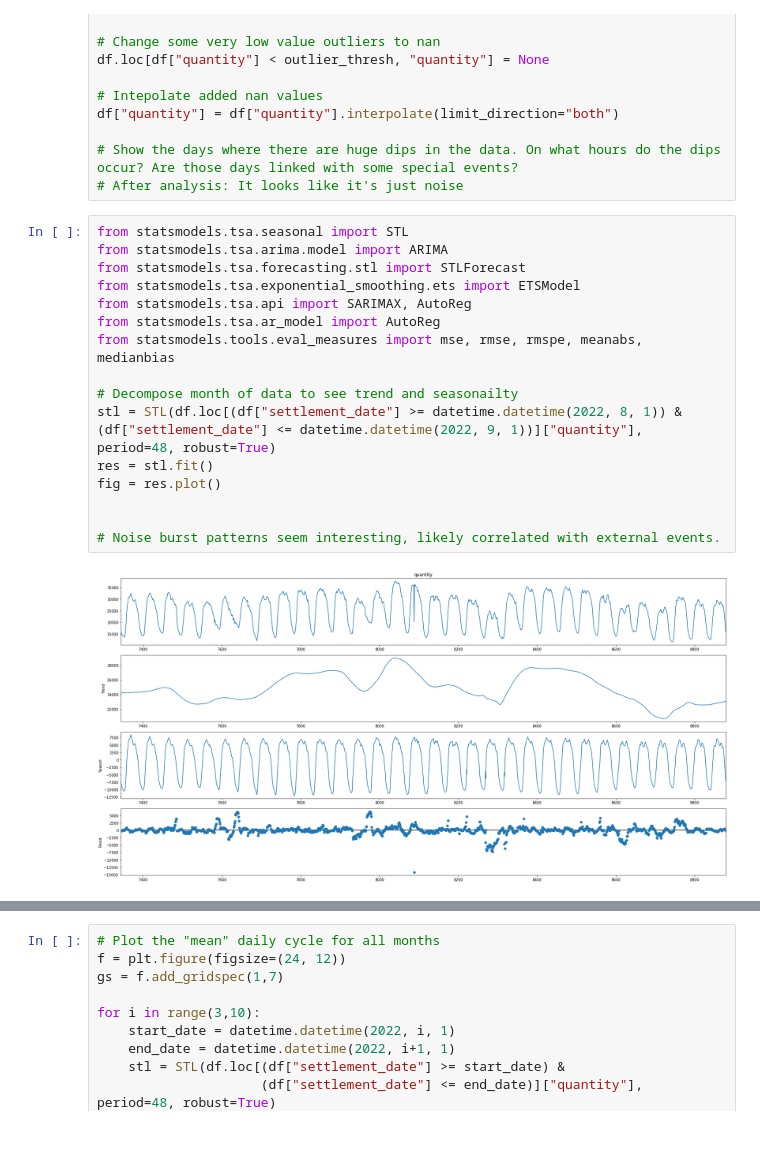
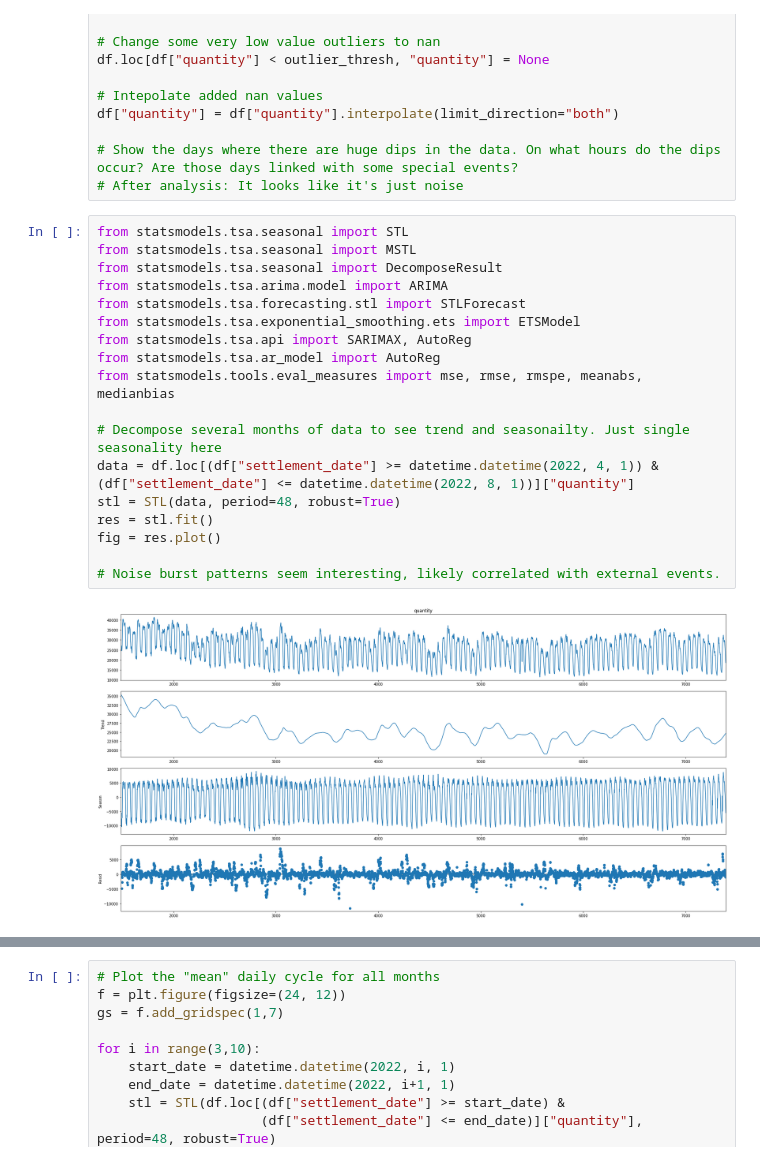
Before and after one commit to silverjoda/ml_ops, a Jupyter notebook: coding_challenges/load_fc/load_fc.ipynb, the cells around one changed output, grey strips where cells are left out. Cells and saved outputs as stored; diff of their text form.

```diff
--- a/coding_challenges/load_fc/load_fc.ipynb
+++ b/coding_challenges/load_fc/load_fc.ipynb
@@ -167,19 +186,21 @@ df["quantity"] = df["quantity"].interpolate(limit_direction="both")
 # After analysis: It looks like it's just noise
 # %%
 from statsmodels.tsa.seasonal import STL
+from statsmodels.tsa.seasonal import MSTL
+from statsmodels.tsa.seasonal import DecomposeResult
 from statsmodels.tsa.arima.model import ARIMA
 from statsmodels.tsa.forecasting.stl import STLForecast
 from statsmodels.tsa.exponential_smoothing.ets import ETSModel
 from statsmodels.tsa.api import SARIMAX, AutoReg
 from statsmodels.tsa.ar_model import AutoReg
 from statsmodels.tools.eval_measures import mse, rmse, rmspe, meanabs, medianbias
 
-# Decompose month of data to see trend and seasonailty
-stl = STL(df.loc[(df["settlement_date"] >= datetime.datetime(2022, 8, 1)) & (df["settlement_date"] <= datetime.datetime(2022, 9, 1))]["quantity"], period=48, robust=True)
+# Decompose several months of data to see trend and seasonailty. Just single seasonality here
+data = df.loc[(df["settlement_date"] >= datetime.datetime(2022, 4, 1)) & (df["settlement_date"] <= datetime.datetime(2022, 8, 1))]["quantity"]
+stl = STL(data, period=48, robust=True)
 res = stl.fit()
 fig = res.plot()
 
-
 # Noise burst patterns seem interesting, likely correlated with external events.
 # %% [output]
-[figure, old version]
+[figure, new version]
```
Also changed, not shown: parts of 16 cells of this notebook.
